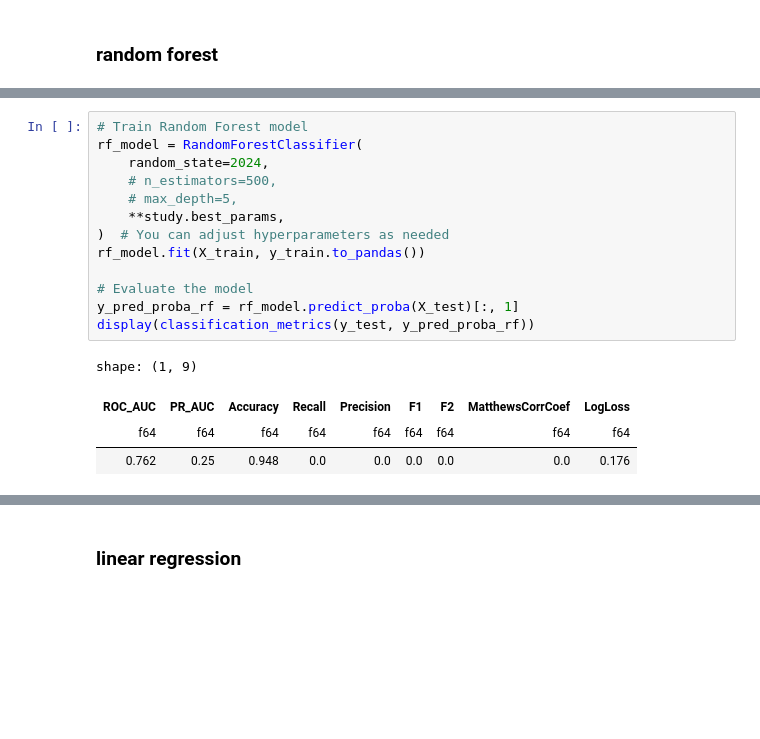
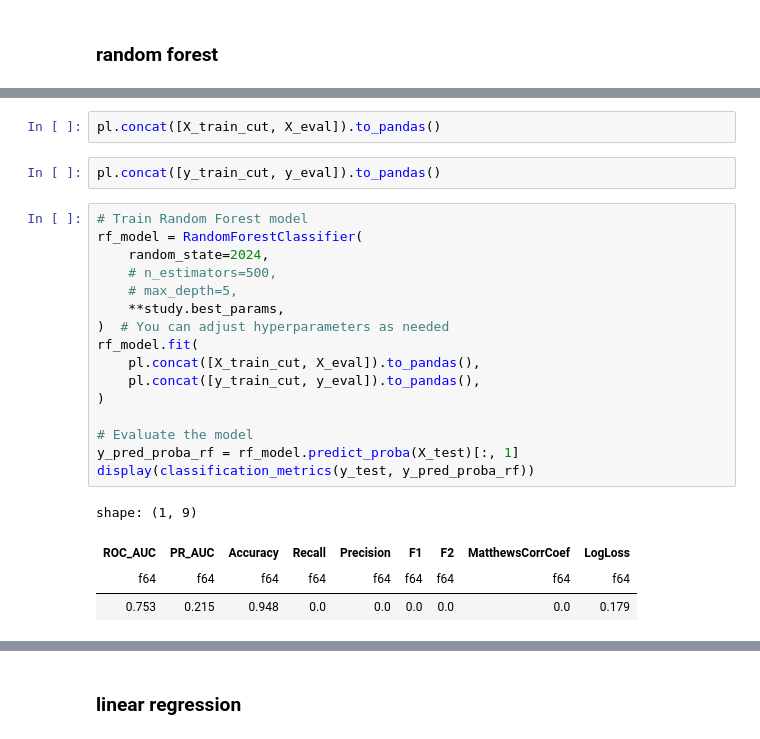
Before and after one commit to KonstantinBurkin/parse-records, a Jupyter notebook: notebooks/8.2_make_models.ipynb, the cells around one changed output, grey strips where cells are left out. Cells and saved outputs as stored; diff of their text form; blank space fills up the shorter version.

```diff
--- a/notebooks/8.2_make_models.ipynb
+++ b/notebooks/8.2_make_models.ipynb
@@ -784,21 +784,28 @@ Best AUC score: 0.7615369946605645
+# %%
+pl.concat([X_train_cut, X_eval]).to_pandas()
+# %%
+pl.concat([y_train_cut, y_eval]).to_pandas()
 # %%
 # Train Random Forest model
 rf_model = RandomForestClassifier(
     random_state=2024,
     # n_estimators=500,
     # max_depth=5,
     **study.best_params,
 )  # You can adjust hyperparameters as needed
-rf_model.fit(X_train, y_train.to_pandas())
+rf_model.fit(
+    pl.concat([X_train_cut, X_eval]).to_pandas(),
+    pl.concat([y_train_cut, y_eval]).to_pandas(),
+)
 
 # Evaluate the model
 y_pred_proba_rf = rf_model.predict_proba(X_test)[:, 1]
 display(classification_metrics(y_test, y_pred_proba_rf))
 # %% [output]
 shape: (1, 9)
 | ROC_AUC | PR_AUC | Accuracy | Recall | Precision | F1 | F2 | MatthewsCorrCoef | LogLoss |
 | f64 | f64 | f64 | f64 | f64 | f64 | f64 | f64 | f64 |
-| 0.762 | 0.25 | 0.948 | 0.0 | 0.0 | 0.0 | 0.0 | 0.0 | 0.176 |
+| 0.753 | 0.215 | 0.948 | 0.0 | 0.0 | 0.0 | 0.0 | 0.0 | 0.179 |
 # %%
 feature_importance = (
     pd.DataFrame({"feature": X_train.columns, "importance": model.feature_importances_})
```
Also changed, not shown: parts of 13 cells of this notebook.
